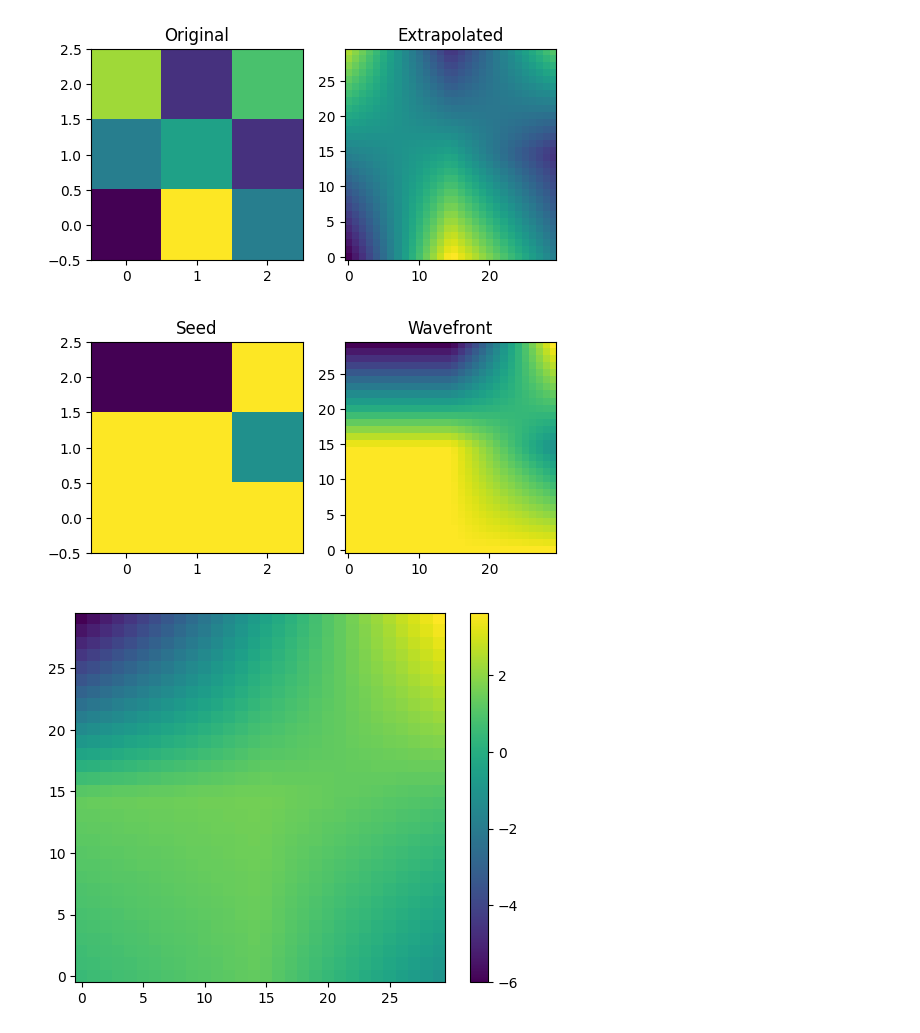
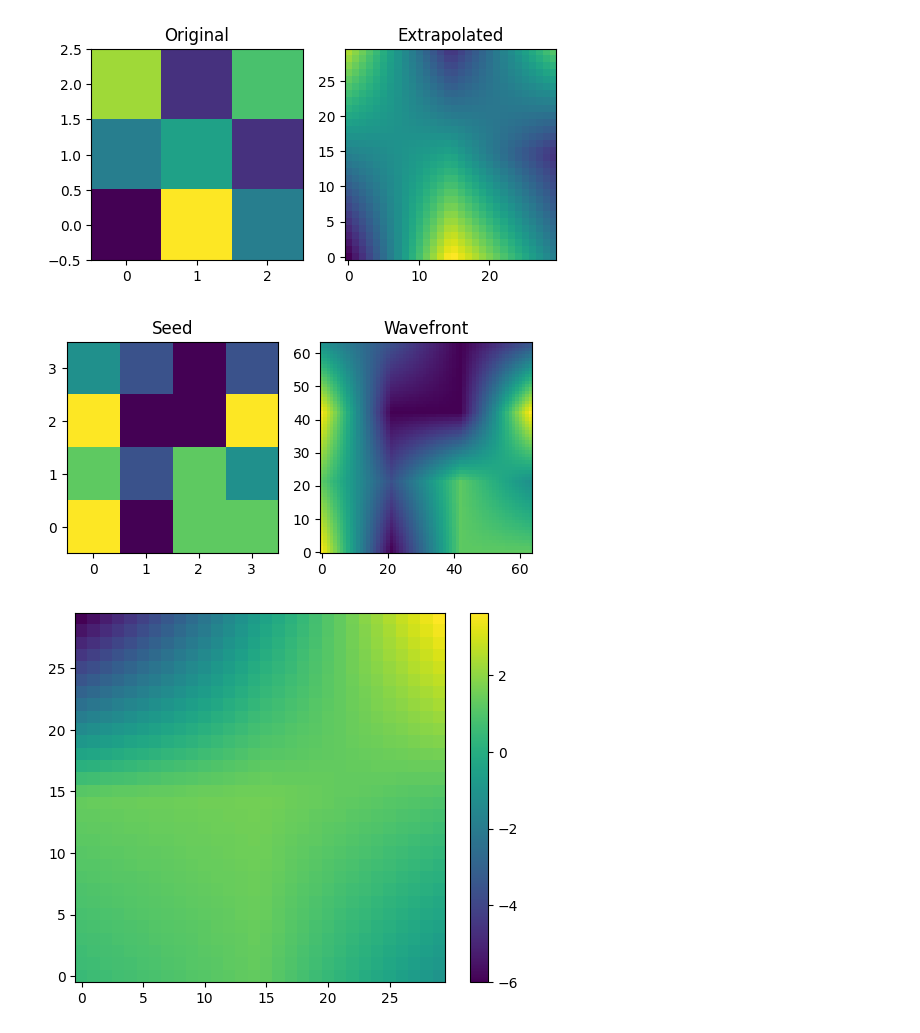
Before and after one commit to abhisheknaik96/minimal_ao_simulator, a Jupyter notebook: test.ipynb, the cells around one changed output. Drawn from its saved outputs; the diff is of its cells as text; code cells hidden in the pictures.

```diff
--- a/test.ipynb
+++ b/test.ipynb
@@ -347,19 +347,21 @@ plt.show()
 # %% [output]
 [figure]
 # %%
-wavefront_seed = np.random.randint(-1, 2, (3,3))
-wavefront = numpy_zoom(wavefront_seed, 10)
+
+np.random.seed(0)
+wavefront_seed = np.random.randint(-2, 3, (4,4)) * 0.5
+wavefront = numpy_zoom(wavefront_seed, 16)
 
 plt.figure(figsize=(6, 3))
 plt.subplot(1, 2, 1)
 plt.title("Seed")
 plt.imshow(wavefront_seed, cmap='viridis', origin='lower')
 plt.subplot(1, 2, 2)
 plt.title("Wavefront")
 plt.imshow(wavefront, cmap='viridis', origin='lower')
 plt.show()
 # %% [output]
-[figure, old version]
+[figure, new version]
 # %%
 from IPython.display import clear_output
 
```
Also changed, not shown: parts of 6 cells of this notebook.
